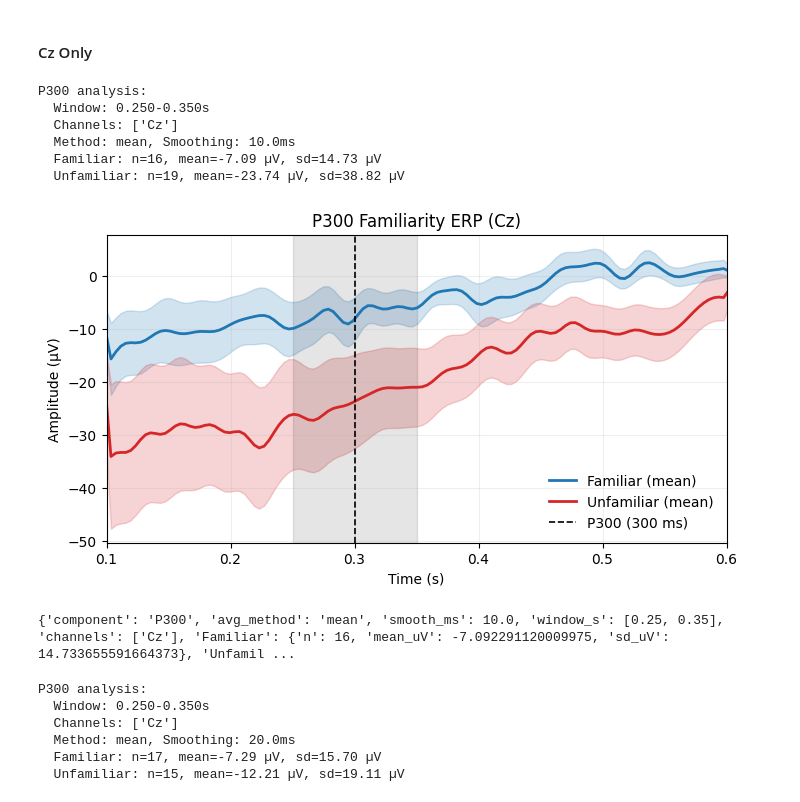
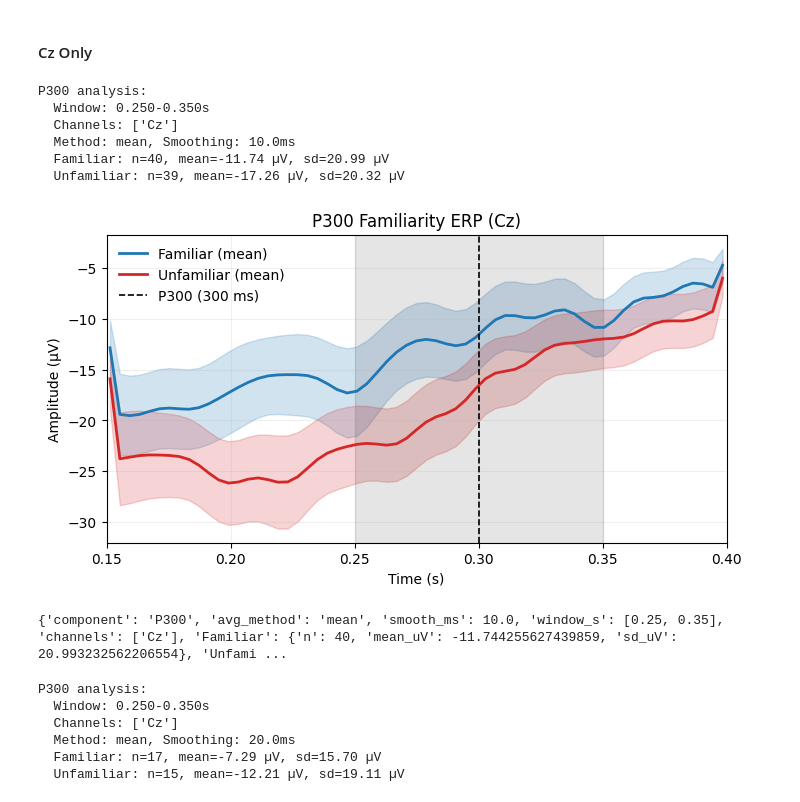
Before and after one commit to YouniPark/FYDP-rename_later-, a Jupyter notebook: poc/eeg_analysis/EEG_Data_Analysis.ipynb, the cells around one changed output. Cells and saved outputs as stored; diff of their text form; code cells hidden in the pictures.

```diff
--- a/poc/eeg_analysis/EEG_Data_Analysis.ipynb
+++ b/poc/eeg_analysis/EEG_Data_Analysis.ipynb
@@ -462,7 +458,7 @@ Re-reference channels using common average reference (CAR).
 Examines post-reference standard deviation of mean, which should be close to 0.
 # %%
 ## Common Average Reference (CAR)
-avg_channels = ["CZ", "T7", "T8", "P7", "P8", "O2"]  # Exclude O1 and Pz from CAR for Exp 3
+avg_channels = ["CZ", "T8", "P7", "P8", "O2"]  # Exclude O1, Pz, and T7 from CAR for Exp 3
 
 ch_upper_map = {ch.upper(): ch for ch in raw_filt.ch_names}
 picks_in_avg = [ch_upper_map[ch] for ch in avg_channels]
@@ -1177,25 +1284,25 @@ P300 analysis:
 # %%
 ## Plot P300 familiar vs unfamiliar (averaged Cz, all valid trials)
 fig, stats = plot_familiar_vs_unfamiliar(
     _base_epochs,
     component="P300",
     picks=["Cz"],
-    time_window=(0.1, 0.6),
+    time_window=(0.15, 0.4),
     average=True,
     smooth_ms=10,
     avg_method="mean",
     title="P300 Familiarity ERP (Cz)",
 )
 print(stats)
 # %% [output]
 P300 analysis:
   Window: 0.250-0.350s
   Channels: ['Cz']
   Method: mean, Smoothing: 10.0ms
-  Familiar: n=16, mean=-7.09 µV, sd=14.73 µV
-  Unfamiliar: n=19, mean=-23.74 µV, sd=38.82 µV
+  Familiar: n=40, mean=-11.74 µV, sd=20.99 µV
+  Unfamiliar: n=39, mean=-17.26 µV, sd=20.32 µV
-[figure, old version]
+[figure, new version]
-{'component': 'P300', 'avg_method': 'mean', 'smooth_ms': 10.0, 'window_s': [0.25, 0.35], 'channels': ['Cz'], 'Familiar': {'n': 16, 'mean_uV': -7.092291120009975, 'sd_uV': 14.733655591664373}, 'Unfamil ...
+{'component': 'P300', 'avg_method': 'mean', 'smooth_ms': 10.0, 'window_s': [0.25, 0.35], 'channels': ['Cz'], 'Familiar': {'n': 40, 'mean_uV': -11.744255627439859, 'sd_uV': 20.993232562206554}, 'Unfami ...
 # %%
 ## P300 single trials overlay (Cz)
 fig, stats = plot_familiar_vs_unfamiliar(
```
Also changed, not shown: parts of 21 cells of this notebook, 2 other files.
